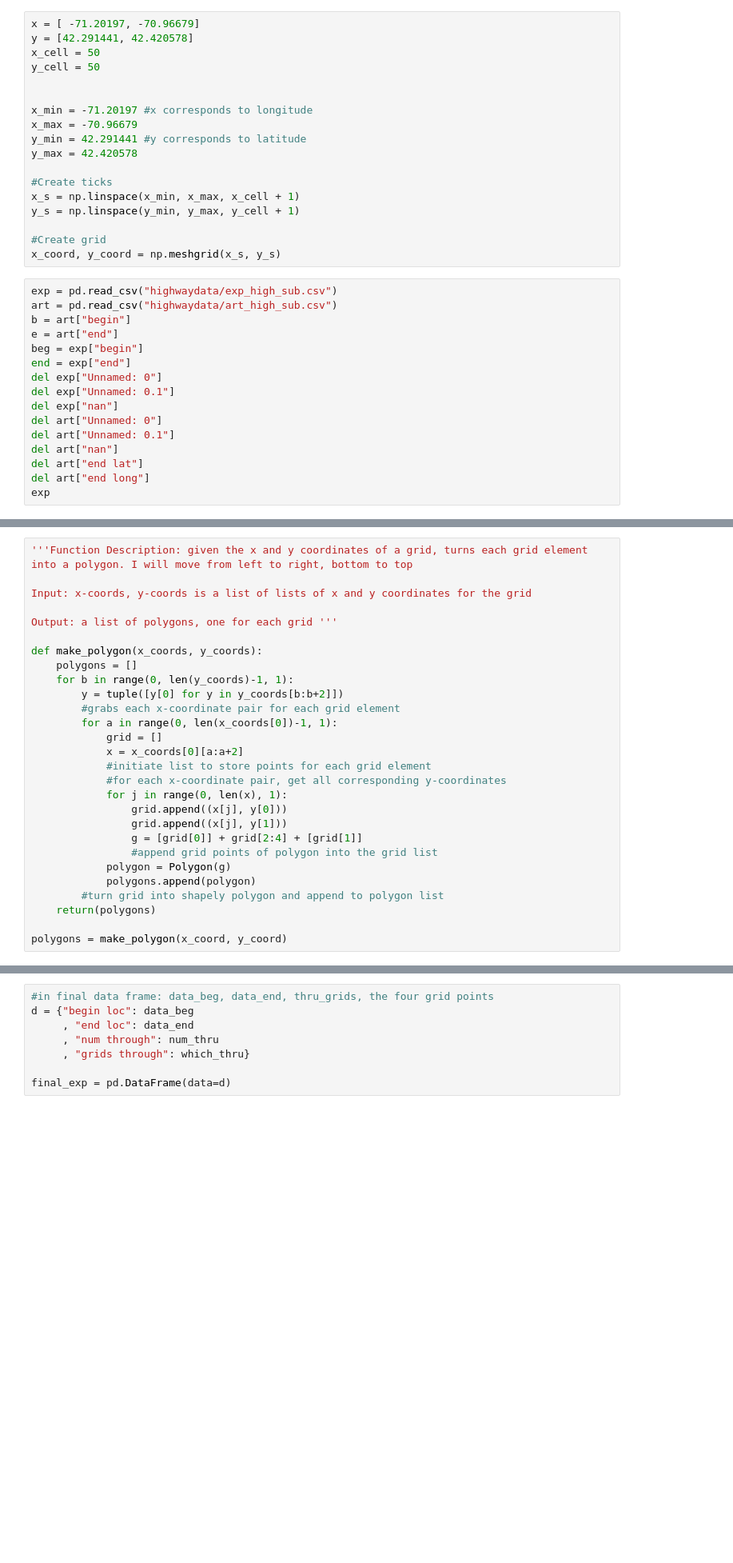
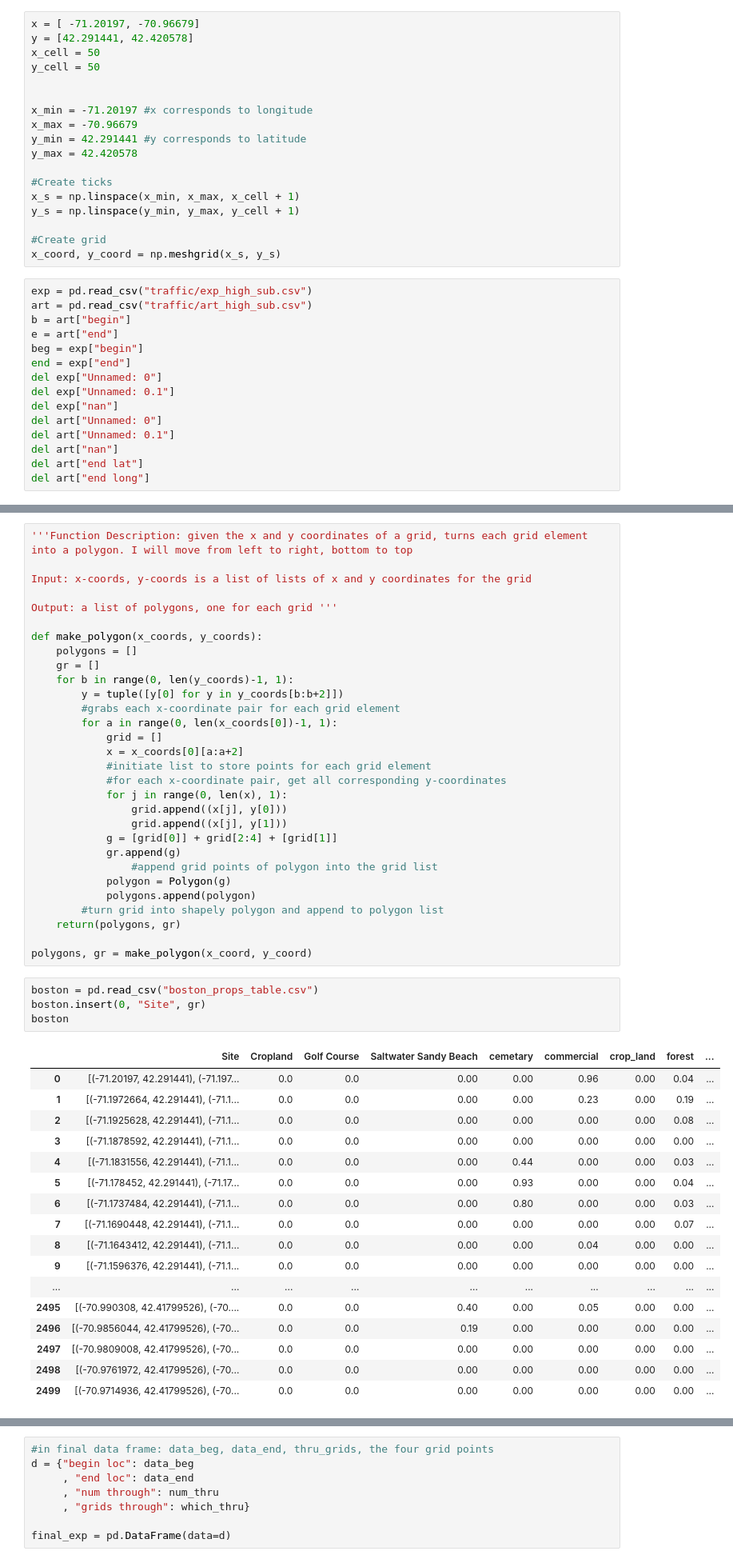
Before and after one commit to onefishy/TRiCAM_BostonAQ, a Jupyter notebook: gridding.ipynb, the cells around one changed output, grey strips where cells are left out. Shown at 80% size. Drawn from its saved outputs; the diff is of its cells as text; blank space fills up the shorter version.

```diff
--- a/gridding.ipynb
+++ b/gridding.ipynb
@@ -25,8 +25,8 @@ y_s = np.linspace(y_min, y_max, y_cell + 1)
 #Create grid
 x_coord, y_coord = np.meshgrid(x_s, y_s)
 # %%
-exp = pd.read_csv("highwaydata/exp_high_sub.csv")
-art = pd.read_csv("highwaydata/art_high_sub.csv")
+exp = pd.read_csv("traffic/exp_high_sub.csv")
+art = pd.read_csv("traffic/art_high_sub.csv")
 b = art["begin"]
 e = art["end"]
 beg = exp["begin"]
@@ -39,4 +39,3 @@ del art["Unnamed: 0.1"]
 del art["nan"]
 del art["end lat"]
 del art["end long"]
-exp
@@ -68,6 +48,7 @@ Output: a list of polygons, one for each grid '''
 
 def make_polygon(x_coords, y_coords):
     polygons = []
+    gr = []
     for b in range(0, len(y_coords)-1, 1):
         y = tuple([y[0] for y in y_coords[b:b+2]])
         #grabs each x-coordinate pair for each grid element
@@ -79,11 +60,34 @@ def make_polygon(x_coords, y_coords):
             for j in range(0, len(x), 1):
                 grid.append((x[j], y[0]))
                 grid.append((x[j], y[1]))
-                g = [grid[0]] + grid[2:4] + [grid[1]]
+            g = [grid[0]] + grid[2:4] + [grid[1]]
+            gr.append(g)
                 #append grid points of polygon into the grid list
             polygon = Polygon(g)
             polygons.append(polygon)
         #turn grid into shapely polygon and append to polygon list
-    return(polygons)
+    return(polygons, gr)
 
-polygons = make_polygon(x_coord, y_coord)
+polygons, gr = make_polygon(x_coord, y_coord)
+# %%
+boston = pd.read_csv("boston_props_table.csv")
+boston.insert(0, "Site", gr)
+boston
+# %% [output]
+|  | Site | Cropland | Golf Course | Saltwater Sandy Beach | cemetary | commercial | crop_land | forest | ... |
+| 0 | [(-71.20197, 42.291441), (-71.197... | 0.0 | 0.0 | 0.00 | 0.00 | 0.96 | 0.00 | 0.04 | ... |
+| 1 | [(-71.1972664, 42.291441), (-71.1... | 0.0 | 0.0 | 0.00 | 0.00 | 0.23 | 0.00 | 0.19 | ... |
+| 2 | [(-71.1925628, 42.291441), (-71.1... | 0.0 | 0.0 | 0.00 | 0.00 | 0.00 | 0.00 | 0.08 | ... |
+| 3 | [(-71.1878592, 42.291441), (-71.1... | 0.0 | 0.0 | 0.00 | 0.00 | 0.00 | 0.00 | 0.00 | ... |
+| 4 | [(-71.1831556, 42.291441), (-71.1... | 0.0 | 0.0 | 0.00 | 0.44 | 0.00 | 0.00 | 0.03 | ... |
+| 5 | [(-71.178452, 42.291441), (-71.17... | 0.0 | 0.0 | 0.00 | 0.93 | 0.00 | 0.00 | 0.04 | ... |
+| 6 | [(-71.1737484, 42.291441), (-71.1... | 0.0 | 0.0 | 0.00 | 0.80 | 0.00 | 0.00 | 0.03 | ... |
+| 7 | [(-71.1690448, 42.291441), (-71.1... | 0.0 | 0.0 | 0.00 | 0.00 | 0.00 | 0.00 | 0.07 | ... |
+| 8 | [(-71.1643412, 42.291441), (-71.1... | 0.0 | 0.0 | 0.00 | 0.00 | 0.04 | 0.00 | 0.00 | ... |
+| 9 | [(-71.1596376, 42.291441), (-71.1... | 0.0 | 0.0 | 0.00 | 0.00 | 0.00 | 0.00 | 0.00 | ... |
+| ... | ... | ... | ... | ... | ... | ... | ... | ... | ... |
+| 2495 | [(-70.990308, 42.41799526), (-70.... | 0.0 | 0.0 | 0.40 | 0.00 | 0.05 | 0.00 | 0.00 | ... |
+| 2496 | [(-70.9856044, 42.41799526), (-70... | 0.0 | 0.0 | 0.19 | 0.00 | 0.00 | 0.00 | 0.00 | ... |
+| 2497 | [(-70.9809008, 42.41799526), (-70... | 0.0 | 0.0 | 0.00 | 0.00 | 0.00 | 0.00 | 0.00 | ... |
+| 2498 | [(-70.9761972, 42.41799526), (-70... | 0.0 | 0.0 | 0.00 | 0.00 | 0.00 | 0.00 | 0.00 | ... |
+| 2499 | [(-70.9714936, 42.41799526), (-70... | 0.0 | 0.0 | 0.00 | 0.00 | 0.00 | 0.00 | 0.00 | ... |
```
Also changed, not shown: parts of 2 cells of this notebook, 1 other file.
